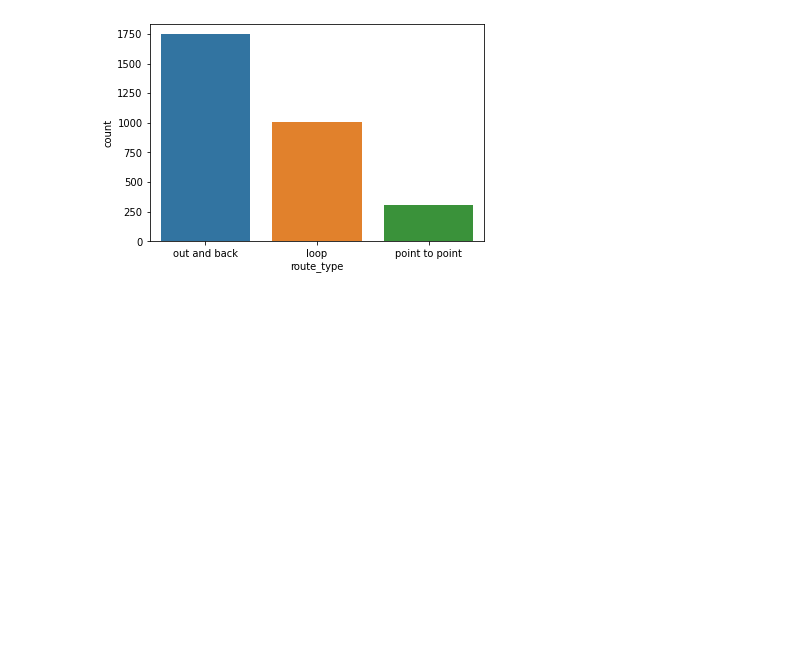
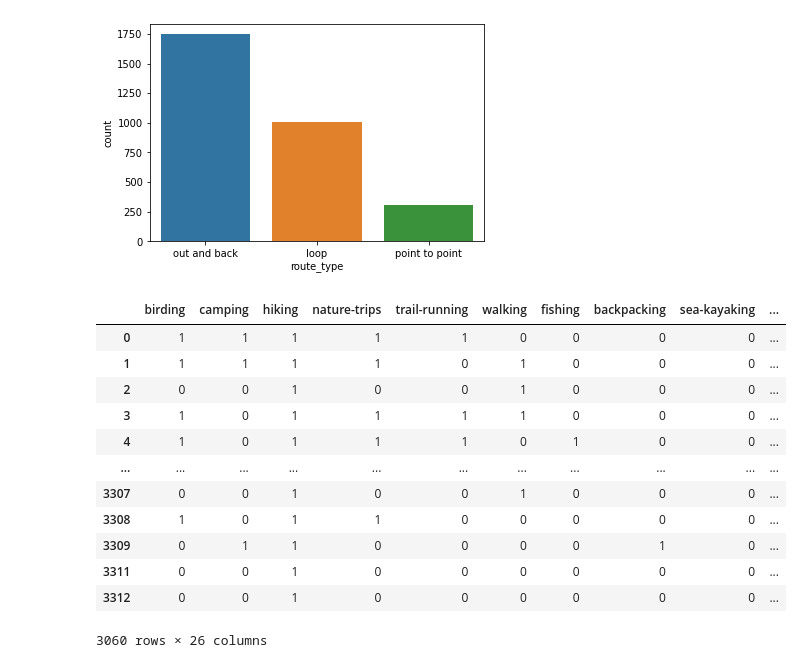
Before and after one commit to Jawert/National_Parks_Data_Analysis, a Jupyter notebook: National_Parks_Trails_Analysis.ipynb, the cells around one changed output. Saved outputs shown, nothing was run; the diff lists cells and outputs as text; code cells hidden in the pictures; blank space fills up the shorter version.

```diff
--- a/National_Parks_Trails_Analysis.ipynb
+++ b/National_Parks_Trails_Analysis.ipynb
@@ -158,0 +190,53 @@ sns.countplot(data = all_trails_info, x = all_trails_info.route_type)
+# %%
+# Create new columns for each feature in the unique_features list (initailized to 0, but it doesn't matter)
+for item in unique_features:
+    all_trails_info[item] = 0
+
+# Loop through each row in the dataframe
+for index, row in all_trails_info.iterrows():
+    # Grab a list of the features for the current row
+    features=ast.literal_eval(row['features'])
+
+    # Loop through each item in the unique_features list
+    for item in unique_features:
+        # If the item is in the features list that we created for the row
+        if item in features:
+            # Change the value of the appropriate column to a 1
+            all_trails_info.loc[index, item] = 1
+        else:
+            # Otherwise it is not present, and we leave it as a 0
+            all_trails_info.loc[index, item] = 0
+# %%
+# Create new columns for each activities in the unique_activities list (initailized to 0, but it doesn't matter)
+for item in unique_activities:
+    all_trails_info[item] = 0
+
+# Loop through each row in the dataframe
+for index, row in all_trails_info.iterrows():
+    # Grab a list of the activities for the current row
+    activities=ast.literal_eval(row['activities'])
+    # Loop through each item in the unique_activities list
+    for item in unique_activities:
+        # If the item is in the activities list that we created for the row
+        if item in activities:
+            # Change the value of the appropriate column to a 1
+            all_trails_info.loc[index, item] = 1
+        else:
+            # Otherwise it is not present, and we leave it as a 0
+            all_trails_info.loc[index, item] = 0
+# %%
+all_trails_info.iloc[:,39:]
+# %% [output]
+|  | birding | camping | hiking | nature-trips | trail-running | walking | fishing | backpacking | sea-kayaking | ... |
+| 0 | 1 | 1 | 1 | 1 | 1 | 0 | 0 | 0 | 0 | ... |
+| 1 | 1 | 1 | 1 | 1 | 0 | 1 | 0 | 0 | 0 | ... |
+| 2 | 0 | 0 | 1 | 0 | 0 | 1 | 0 | 0 | 0 | ... |
+| 3 | 1 | 0 | 1 | 1 | 1 | 1 | 0 | 0 | 0 | ... |
+| 4 | 1 | 0 | 1 | 1 | 1 | 0 | 1 | 0 | 0 | ... |
+| ... | ... | ... | ... | ... | ... | ... | ... | ... | ... | ... |
+| 3307 | 0 | 0 | 1 | 0 | 0 | 1 | 0 | 0 | 0 | ... |
+| 3308 | 1 | 0 | 1 | 1 | 0 | 0 | 0 | 0 | 0 | ... |
+| 3309 | 0 | 1 | 1 | 0 | 0 | 0 | 0 | 1 | 0 | ... |
+| 3311 | 0 | 0 | 1 | 0 | 0 | 0 | 0 | 0 | 0 | ... |
+| 3312 | 0 | 0 | 1 | 0 | 0 | 0 | 0 | 0 | 0 | ... |
+3060 rows × 26 columns
```
Also changed, not shown: parts of 3 cells of this notebook, 3 other files.
